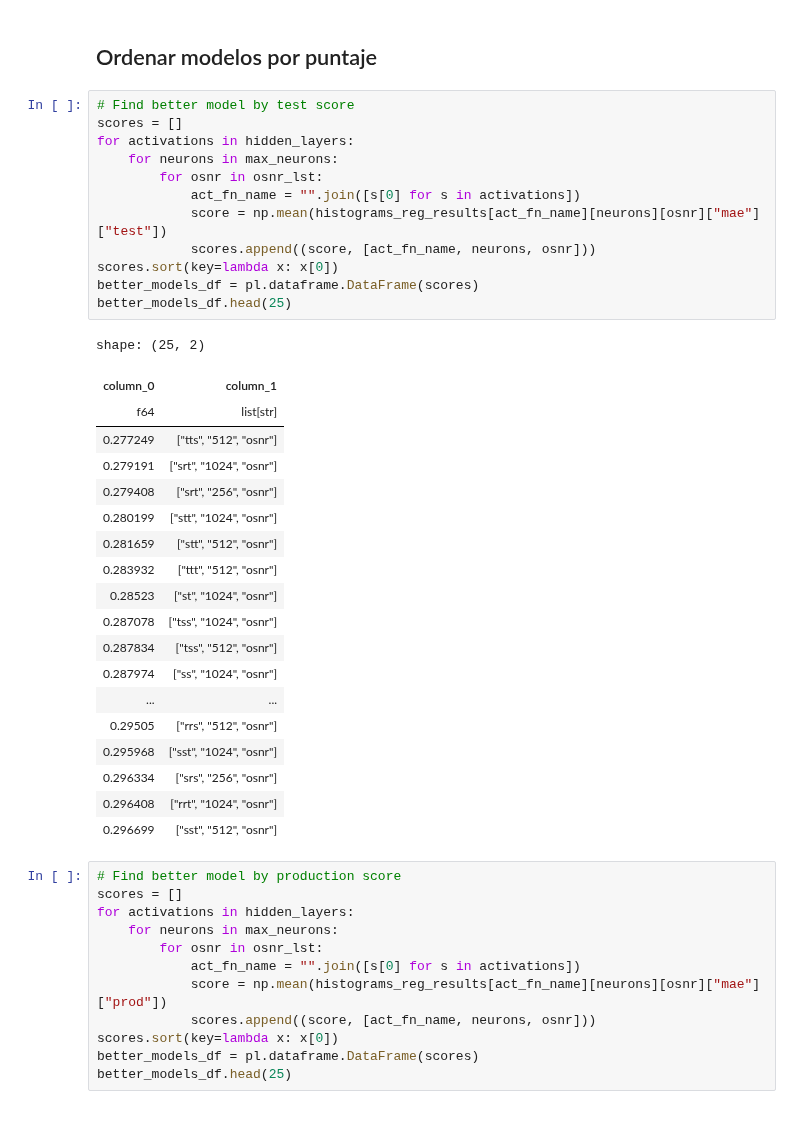
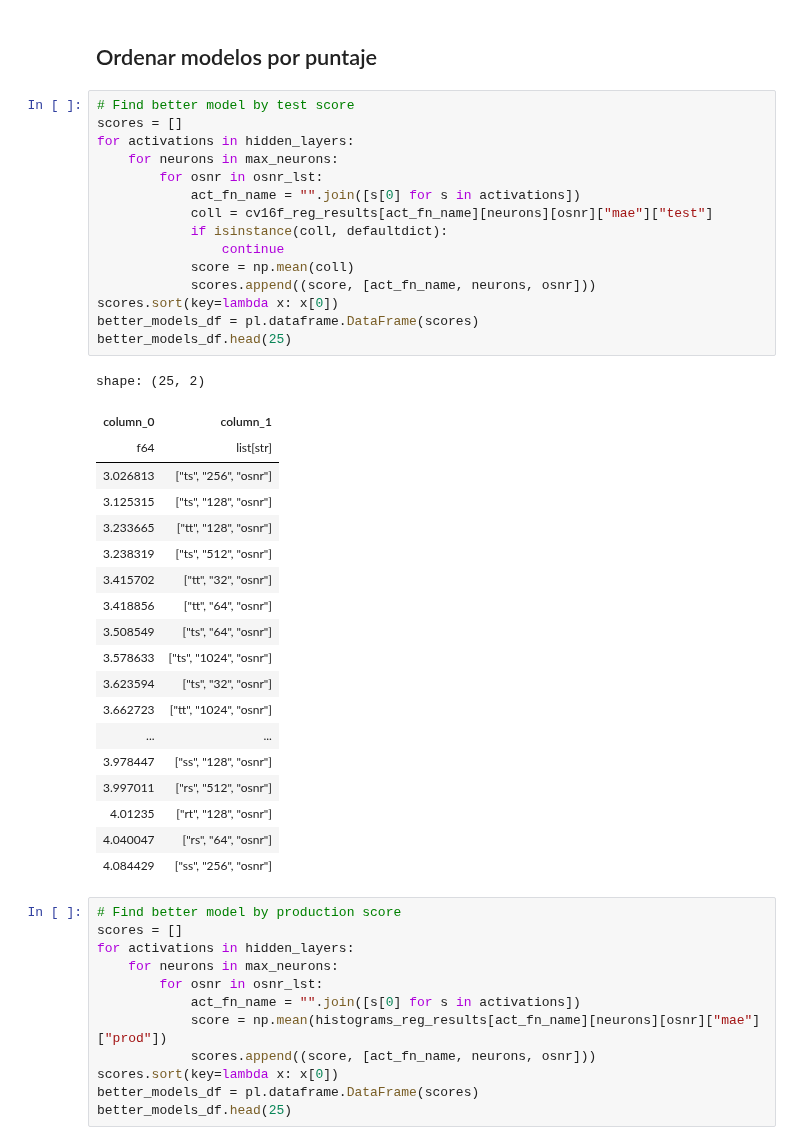
Before and after one commit to jjgranadat/Semillero_SOFA, a Jupyter notebook: ICI_Project/Codes/CountingVectors/CV_16GBd_Regression.ipynb, the cells around one changed output. Cells and saved outputs as stored; diff of their text form.

Commit message:
[Feature] Testing best scores

```diff
--- a/ICI_Project/Codes/CountingVectors/CV_16GBd_Regression.ipynb
+++ b/ICI_Project/Codes/CountingVectors/CV_16GBd_Regression.ipynb
@@ -464,35 +482,38 @@ Con OSNR  Sin OSNR
 # %%
 # Find better model by test score
 scores = []
 for activations in hidden_layers:
     for neurons in max_neurons:
         for osnr in osnr_lst:
             act_fn_name = "".join([s[0] for s in activations])
-            score = np.mean(histograms_reg_results[act_fn_name][neurons][osnr]["mae"]["test"])
+            coll = cv16f_reg_results[act_fn_name][neurons][osnr]["mae"]["test"]
+            if isinstance(coll, defaultdict):
+                continue
+            score = np.mean(coll)
             scores.append((score, [act_fn_name, neurons, osnr]))
 scores.sort(key=lambda x: x[0])
 better_models_df = pl.dataframe.DataFrame(scores)
 better_models_df.head(25)
 # %% [output]
 shape: (25, 2)
 | column_0 | column_1 |
 | f64 | list[str] |
-| 0.277249 | ["tts", "512", "osnr"] |
-| 0.279191 | ["srt", "1024", "osnr"] |
-| 0.279408 | ["srt", "256", "osnr"] |
-| 0.280199 | ["stt", "1024", "osnr"] |
-| 0.281659 | ["stt", "512", "osnr"] |
-| 0.283932 | ["ttt", "512", "osnr"] |
-| 0.28523 | ["st", "1024", "osnr"] |
-| 0.287078 | ["tss", "1024", "osnr"] |
-| 0.287834 | ["tss", "512", "osnr"] |
-| 0.287974 | ["ss", "1024", "osnr"] |
+| 3.026813 | ["ts", "256", "osnr"] |
+| 3.125315 | ["ts", "128", "osnr"] |
+| 3.233665 | ["tt", "128", "osnr"] |
+| 3.238319 | ["ts", "512", "osnr"] |
+| 3.415702 | ["tt", "32", "osnr"] |
+| 3.418856 | ["tt", "64", "osnr"] |
+| 3.508549 | ["ts", "64", "osnr"] |
+| 3.578633 | ["ts", "1024", "osnr"] |
+| 3.623594 | ["ts", "32", "osnr"] |
+| 3.662723 | ["tt", "1024", "osnr"] |
 | ... | ... |
-| 0.29505 | ["rrs", "512", "osnr"] |
-| 0.295968 | ["sst", "1024", "osnr"] |
-| 0.296334 | ["srs", "256", "osnr"] |
-| 0.296408 | ["rrt", "1024", "osnr"] |
-| 0.296699 | ["sst", "512", "osnr"] |
+| 3.978447 | ["ss", "128", "osnr"] |
+| 3.997011 | ["rs", "512", "osnr"] |
+| 4.01235 | ["rt", "128", "osnr"] |
+| 4.040047 | ["rs", "64", "osnr"] |
+| 4.084429 | ["ss", "256", "osnr"] |
 # %%
 # Find better model by production score
 scores = []
```
Also changed, not shown: parts of 4 cells of this notebook.
